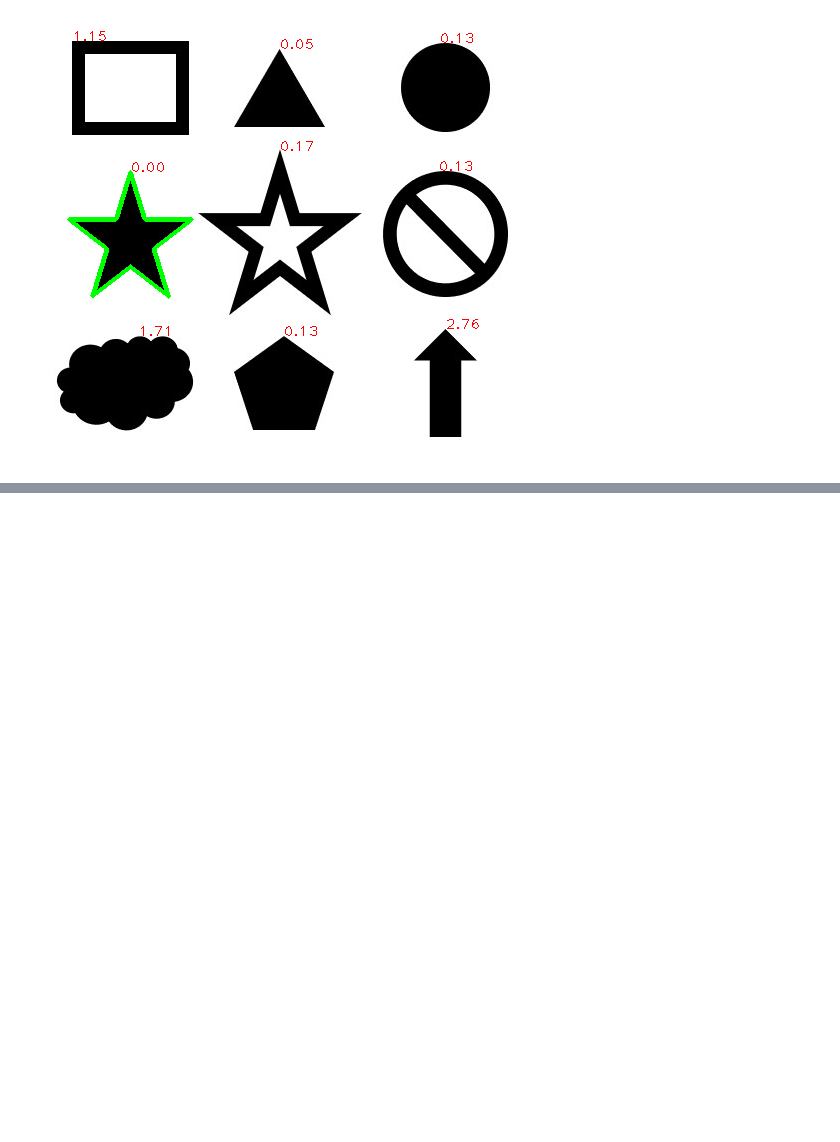
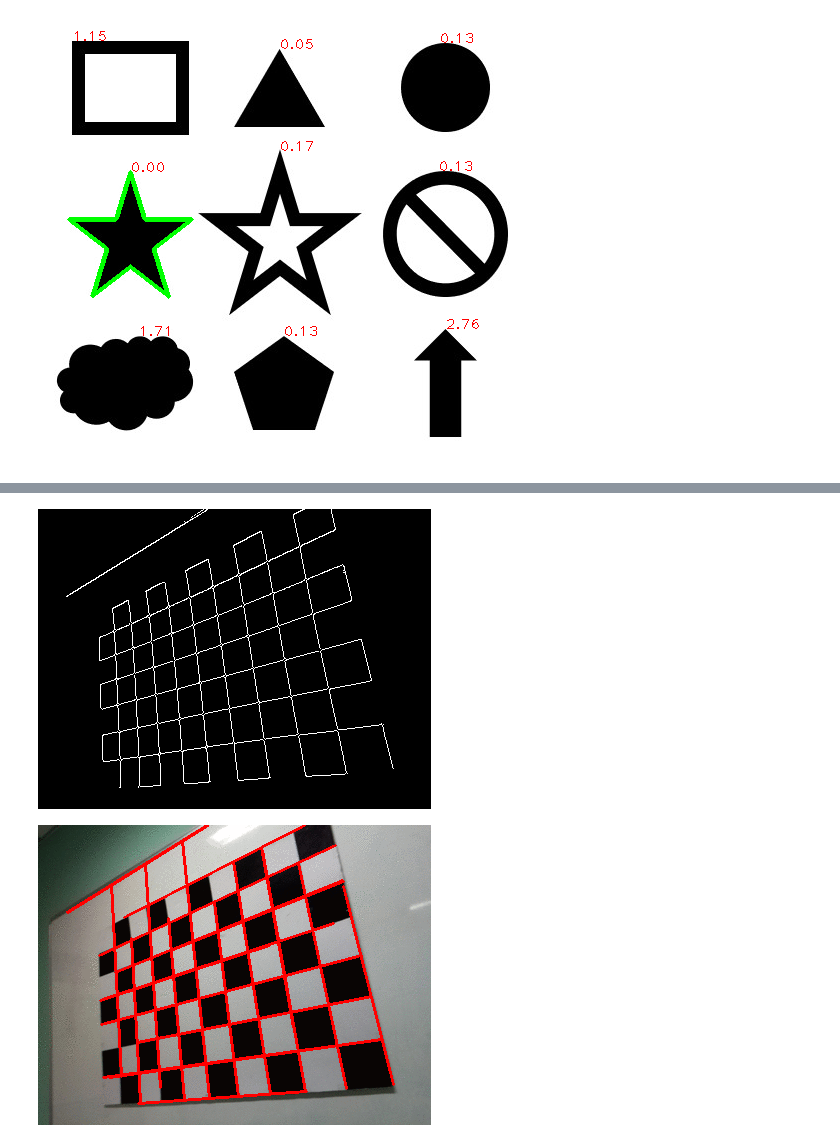
Before and after one commit to visualhan/ComputerVision_Colab, a Jupyter notebook: 9강_이미지분할.ipynb, the cells around one changed output, grey strips where cells are left out. Cells and saved outputs as stored; diff of their text form; code cells hidden in the pictures; blank space fills up the shorter version.

```diff
--- a/9강_이미지분할.ipynb
+++ b/9강_이미지분할.ipynb
@@ -508,0 +591,31 @@ cv2_imshow(shapes)
+# %%
+import cv2
+import numpy as np
+from google.colab.patches import cv2_imshow
+
+img = cv2.imread('/content/drive/MyDrive/Colab Notebooks/photos/calibration.png')
+img2 = img.copy()
+
+# 그레이 스케일로 변환, 캐니 엣지 검출
+imgray = cv2.cvtColor(img, cv2.COLOR_BGR2GRAY)
+edges = cv2.Canny(imgray, 250, 400)
+cv2_imshow(edges)
+
+rho = 1
+theta = np.pi/180
+threshold = 60
+min_line_length = 20
+max_line_length = 50
+
+# 확률 허프 변환 적용
+lines = cv2.HoughLinesP(edges, rho, theta, threshold, None, min_line_length, max_line_length)
+
+for line in lines:
+  #검출된 선 그리기
+  for x1, y1, x2, y2 in line:
+    cv2.line(img2, (x1,y1), (x2, y2), (0,0,255),2)
+
+cv2_imshow(img2)
+# %% [output]
+[figure, added]
+[figure, added]
```
Also changed, not shown: parts of 12 cells of this notebook.
